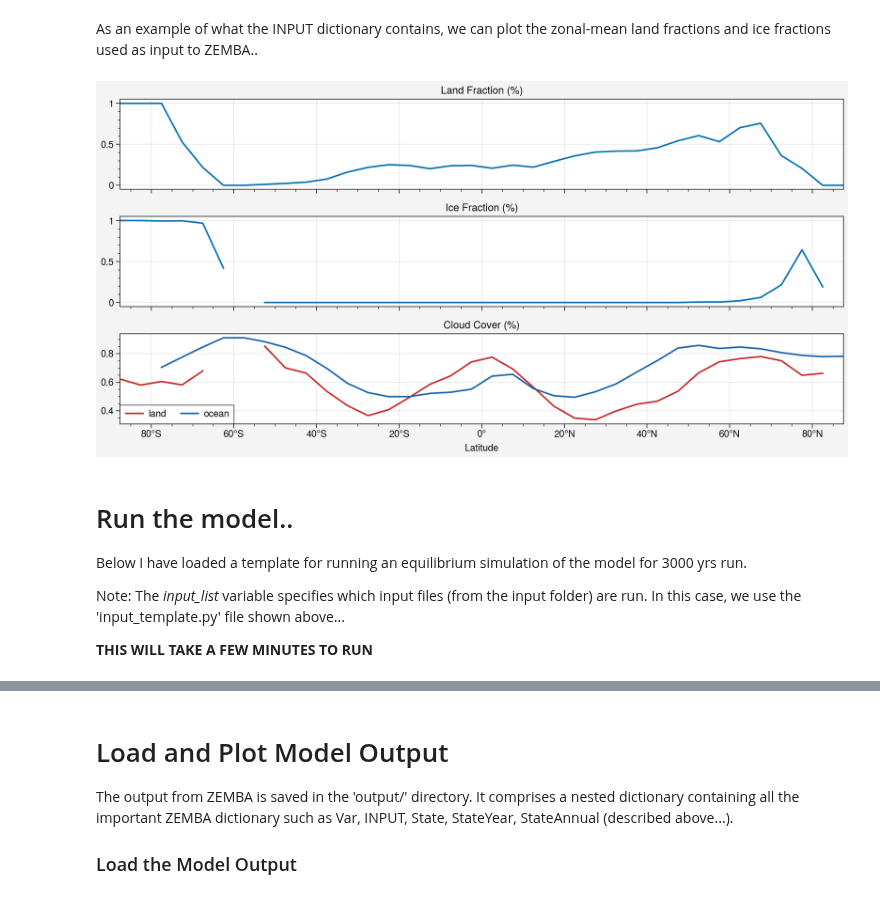
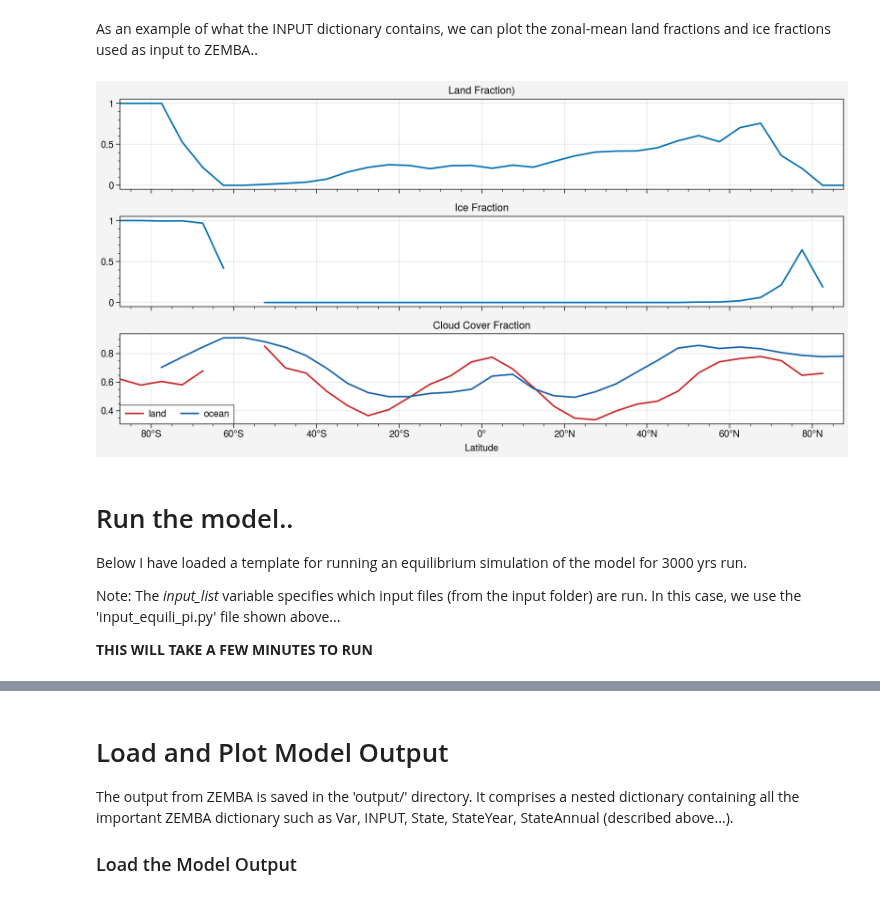
Before and after one commit to daniel-francis-james-gunning/zemba, a Jupyter notebook: example_run.ipynb, the cells around one changed output, grey strips where cells are left out. Cells and saved outputs as stored; diff of their text form; code cells hidden in the pictures.

```diff
--- a/example_run.ipynb
+++ b/example_run.ipynb
@@ -397,27 +395,27 @@ As an example of what the INPUT dictionary contains, we can plot the zonal-mean
 # %%
 os.chdir(script_path)
 from initialize_zemba import *
 Var = get_constants(input_zemba) # load model constants
 
 import proplot as pplt
 fig, axs = pplt.subplots(nrows=3, ncols=1, figsize = (10,5))
 axs[0].plot(Var['lat'], input_zemba['land_fraction'])
 axs[1].plot(Var['lat'], input_zemba['ice_fraction'])
 axs[2].plot(Var['lat'], input_zemba['ccl'], color = 'red9', label = ['land'])
 axs[2].plot(Var['lat'], input_zemba['cco'], color = 'blue9', label = ['ocean'])
 axs[2].legend()
-axs[0].format(title = 'Land Fraction (%)')
-axs[1].format(title = 'Ice Fraction (%)')
-axs[2].format(title = 'Cloud Cover (%)')
+axs[0].format(title = 'Land Fraction)')
+axs[1].format(title = 'Ice Fraction')
+axs[2].format(title = 'Cloud Cover Fraction')
 axs.format(xlabel = 'Latitude', xformatter = 'deglat')
 # %% [output]
-[figure, old version]
+[figure, new version]
 # %% [markdown]
 # Run the model..
 
 Below I have loaded a template for running an equilibrium simulation of the model for 3000 yrs run.
 
-Note: The *input_list* variable specifies which input files (from the input folder) are run. In this case, we use the 'input_template.py' file shown above...
+Note: The *input_list* variable specifies which input files (from the input folder) are run. In this case, we use the 'input_equili_pi.py' file shown above...
 
 
 **THIS WILL TAKE A FEW MINUTES TO RUN**
```
Also changed, not shown: parts of 5 cells of this notebook, 38 other files.
